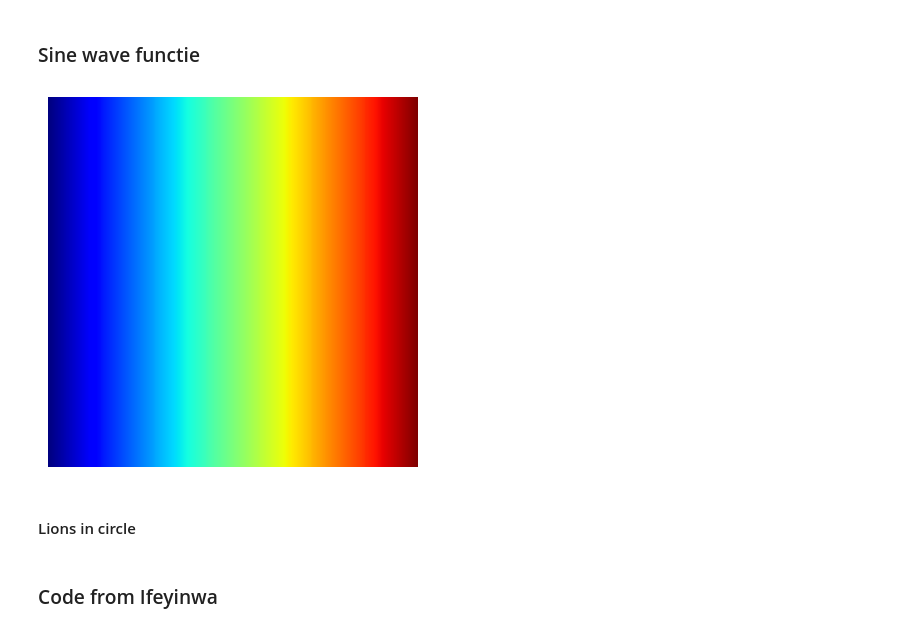
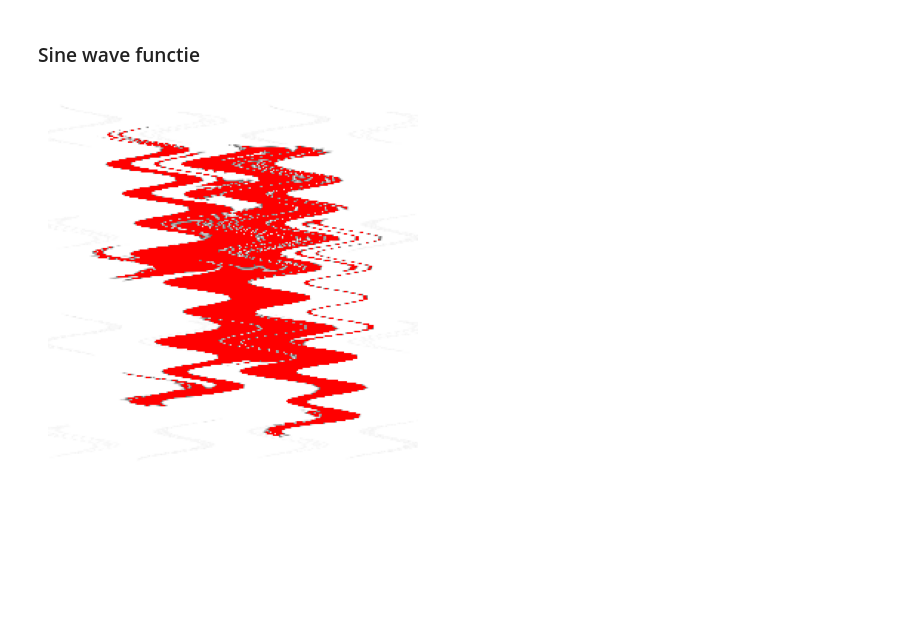
Before and after one commit to ifeyinwaibekwe/Opdracht_Numpy_DataScience, a Jupyter notebook: Opdracht_Numpy.ipynb, the cells around one changed output. Saved outputs shown, nothing was run; the diff lists cells and outputs as text; code cells hidden in the pictures; blank space fills up the shorter version.

Commit message:
Created 2 functions: coloring lions in red, blue or green + sine wave distortion effect. Made a first version of the classes structure

```diff
--- a/Opdracht_Numpy.ipynb
+++ b/Opdracht_Numpy.ipynb
@@ -174,11 +90,26 @@ def sine_distortion(image, c=10, p=0.5):
+# %%
+def sine_distortion(image, amplitude=20, frequency=0.05):
+
+    height, width, channels = image.shape
+
+    # Generate coordinate grids
+    x_coords = np.tile(np.arange(width), (height, 1))  # Width x Height array
+    y_coords = np.tile(np.arange(height), (width, 1)).T  # Transposed to match image shape
+
+    transformed_x = x_coords + amplitude * np.sin(2 * np.pi * frequency * y_coords)
+    transformed_x = np.clip(transformed_x.astype(int), 0, width - 1)
+
+    distorted_image = np.zeros_like(image)
+
+    for channel in range(channels):
+        distorted_image[:, :, channel] = image[y_coords, transformed_x, channel]
+
+    return distorted_image.astype(np.uint8)
 # %%
-distorted_image = sine_distortion(final_image)
+distorted_image = sine_distortion(red_lion)
 
-# Display the image
 plt.imshow(distorted_image)
-plt.axis("off")  # Hide axes
+plt.axis("off")
 plt.show()
 # %% [output]
-[figure, old version]
+[figure, new version]
-# %% [markdown]
-#### Lions in circle
@@ -188,2 +115,0 @@ def lions_in_circle():
-# %% [markdown]
-### Code from Ifeyinwa
```
Also changed, not shown: parts of 9 cells of this notebook, 2 other files.
